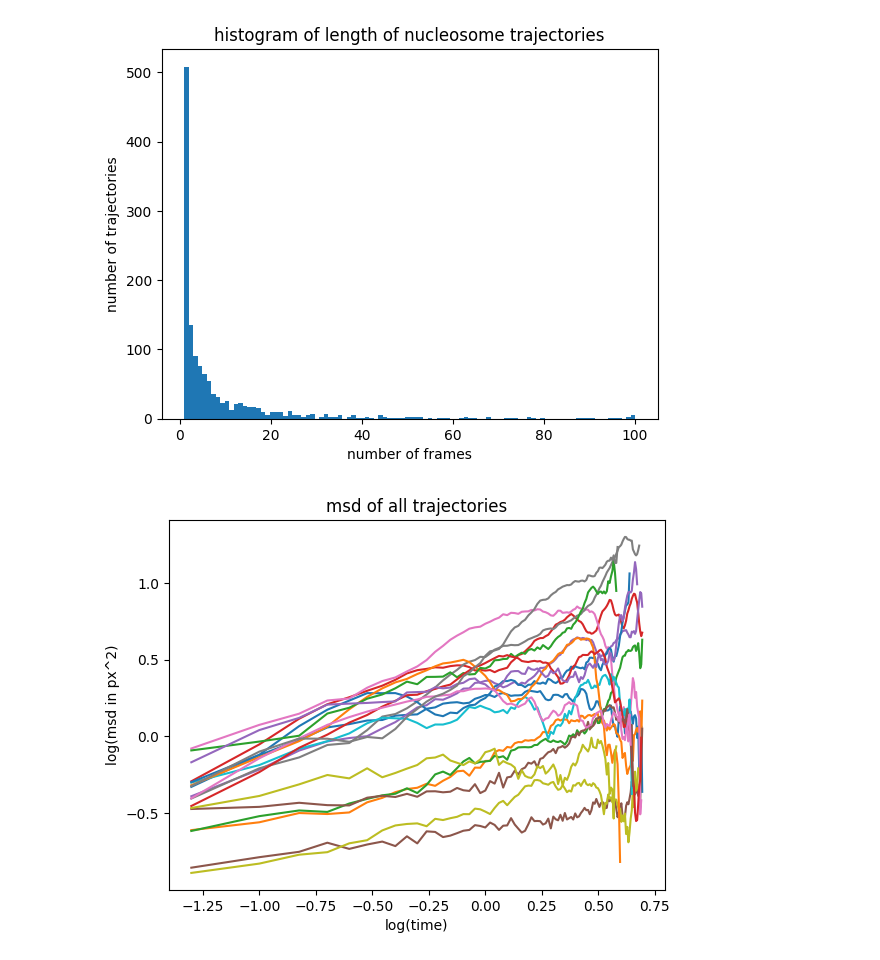
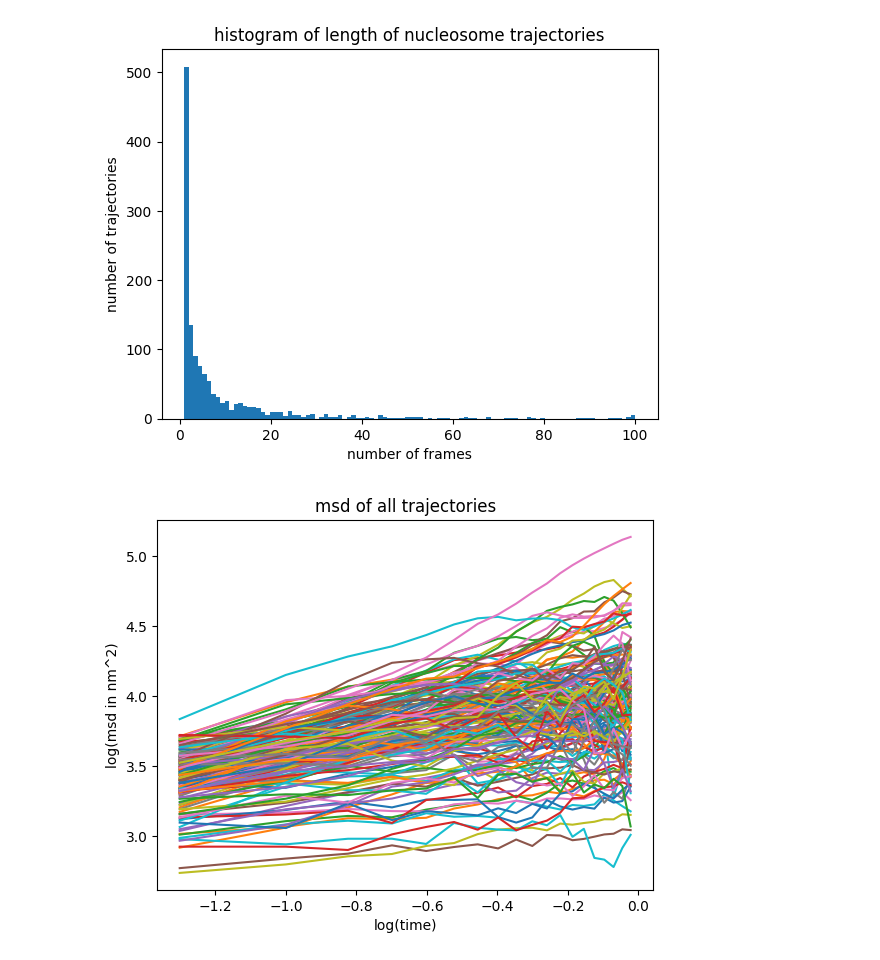
Before and after one commit to mkrishnapraneet/2D-Temporal-normalizing-flows, a Jupyter notebook: TNFwithRealNVP/preproc.ipynb, the cells around one changed output. Saved outputs shown, nothing was run; the diff lists cells and outputs as text; code cells hidden in the pictures.

```diff
--- a/TNFwithRealNVP/preproc.ipynb
+++ b/TNFwithRealNVP/preproc.ipynb
@@ -71,17 +71,18 @@ for n in nucleosomes:
 # %%
 # plot all msd
 # y is log of msd
 # x is log of time
 # np arange 100 frames from 0 s to 5 s
-x = np.log10(np.arange(0, 5, 0.05))
+x = np.log10(np.arange(0, 1.05, 0.05))
 for i in range(len(msd)):
-    if len(msd[i]) > 75:
-        y = np.log10(msd[i])
+    if len(msd[i]) > 19:
+        y = np.log10(msd[i]*4225)   # 4225 nm^2 per pixel^2
+        y = y[:20]
         # plt.plot(msd[i])
         plt.plot(x[:len(y)], y)
 plt.title("msd of all trajectories")
 plt.xlabel("log(time)")
-plt.ylabel("log(msd in px^2)")
+plt.ylabel("log(msd in nm^2)")
 plt.show()
 # %% [output]
-[figure, old version]
+[figure, new version]
```
